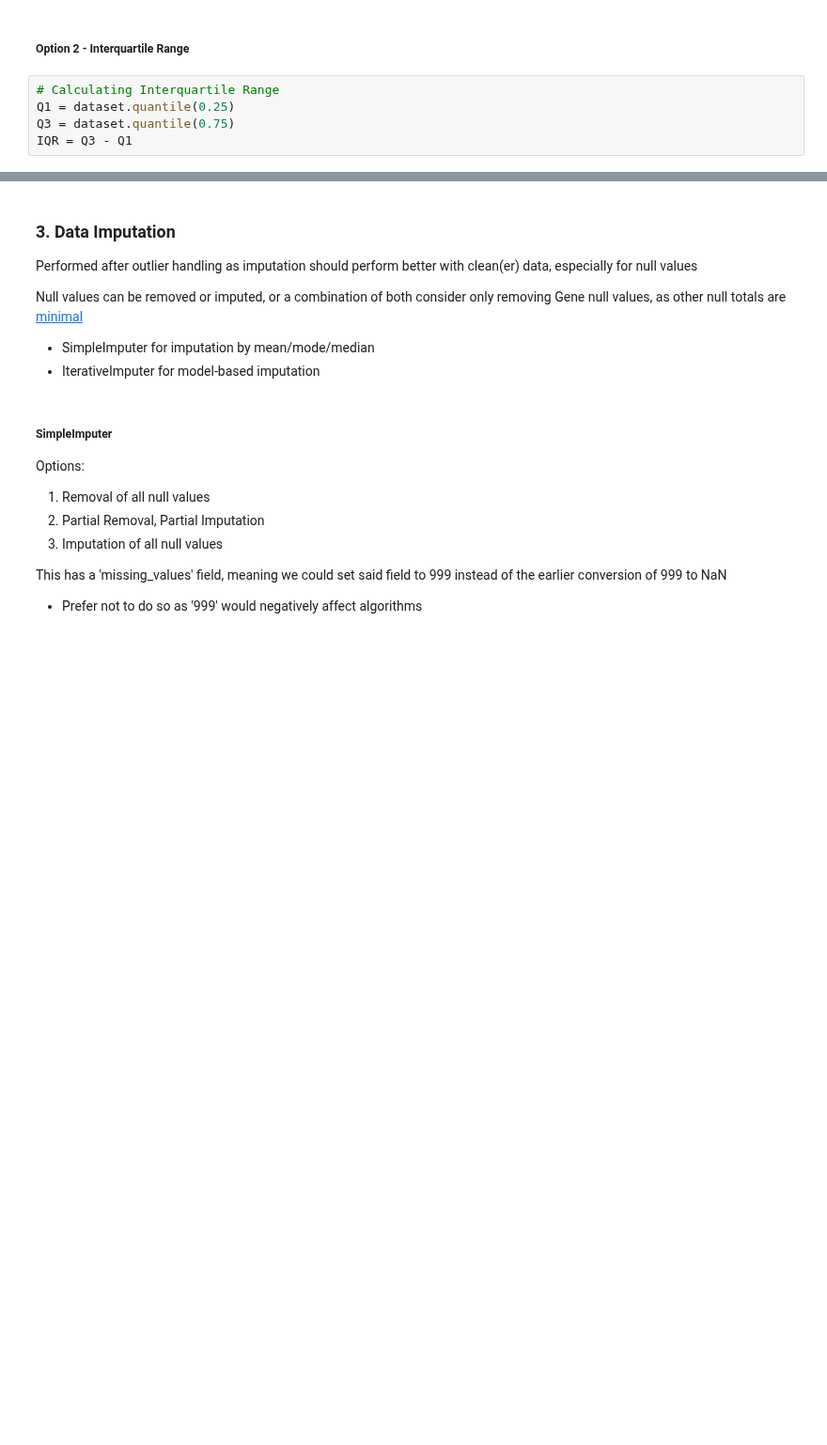
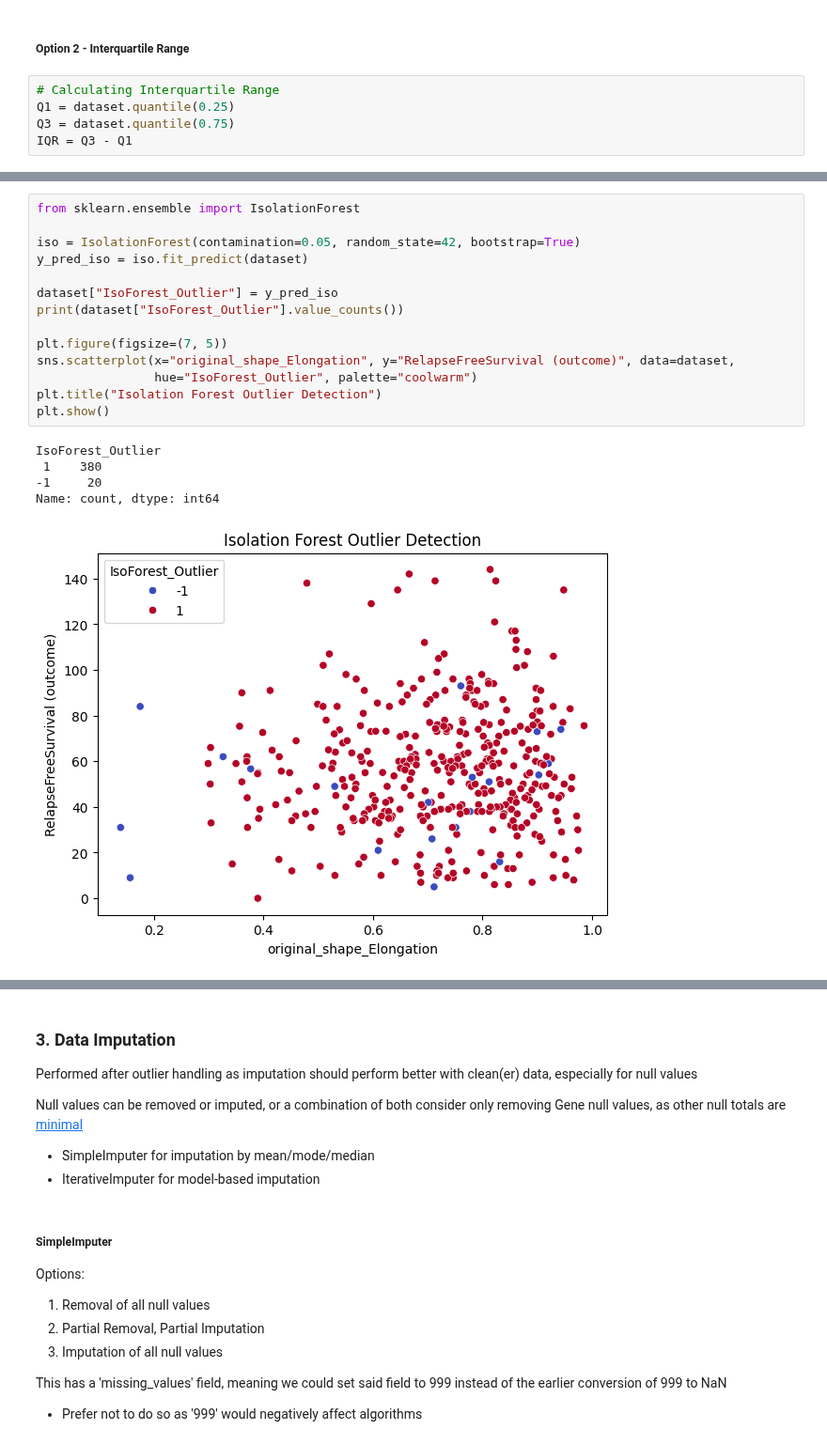
Before and after one commit to glacial-drm/Supervised-Learners, a Jupyter notebook: CW2/DataPreProcessing.ipynb, the cells around one changed output, grey strips where cells are left out. Shown at 94% size. Cells and saved outputs as stored; diff of their text form; blank space fills up the shorter version.

Commit message:
added balancing graphs primarily, and an implementation of isolationforest

```diff
--- a/CW2/DataPreProcessing.ipynb
+++ b/CW2/DataPreProcessing.ipynb
@@ -171,0 +289,20 @@ lower_arr = np.where(dataset <= lower)[0]
+# %%
+from sklearn.ensemble import IsolationForest
+
+iso = IsolationForest(contamination=0.05, random_state=42, bootstrap=True)
+y_pred_iso = iso.fit_predict(dataset)
+
+dataset["IsoForest_Outlier"] = y_pred_iso
+print(dataset["IsoForest_Outlier"].value_counts())
+
+plt.figure(figsize=(7, 5))
+sns.scatterplot(x="original_shape_Elongation", y="RelapseFreeSurvival (outcome)", data=dataset,
+                hue="IsoForest_Outlier", palette="coolwarm")
+plt.title("Isolation Forest Outlier Detection")
+plt.show()
+# %% [output]
+IsoForest_Outlier
+ 1    380
+-1     20
+Name: count, dtype: int64
+[figure, added]
```
Also changed, not shown: parts of 22 cells of this notebook, 1 other file.
